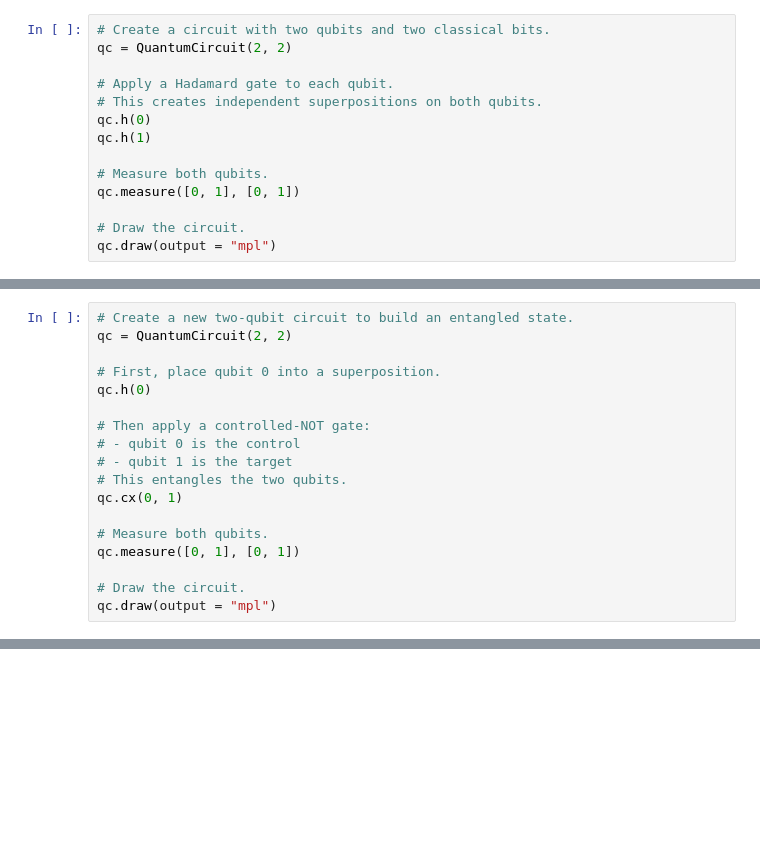
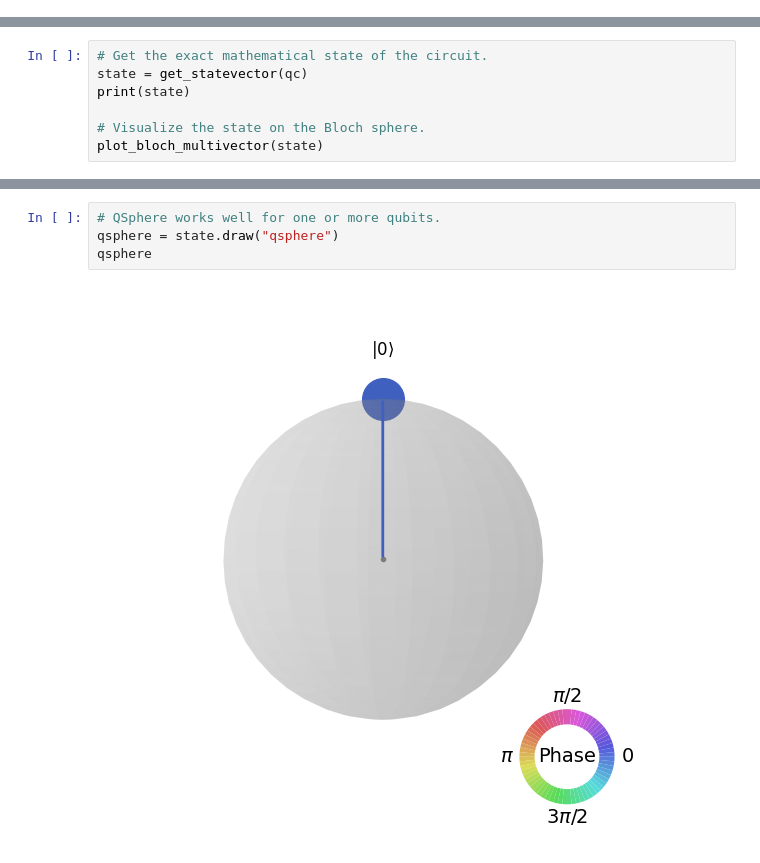
Before and after one commit to QuPepe/qc, a Jupyter notebook: exercise1.ipynb, the cells around one changed output, grey strips where cells are left out. Saved outputs shown, nothing was run; the diff lists cells and outputs as text; blank space fills up the shorter version.

```diff
--- a/exercise1.ipynb
+++ b/exercise1.ipynb
@@ -229,14 +0,0 @@ print(counts)
-# %%
-# Create a circuit with two qubits and two classical bits.
-qc = QuantumCircuit(2, 2)
-
-# Apply a Hadamard gate to each qubit.
-# This creates independent superpositions on both qubits.
-qc.h(0)
-qc.h(1)
-
-# Measure both qubits.
-qc.measure([0, 1], [0, 1])
-
-# Draw the circuit.
-qc.draw(output = "mpl")
@@ -255,18 +0,0 @@ plot_histogram(counts)
-# %%
-# Create a new two-qubit circuit to build an entangled state.
-qc = QuantumCircuit(2, 2)
-
-# First, place qubit 0 into a superposition.
-qc.h(0)
-
-# Then apply a controlled-NOT gate:
-# - qubit 0 is the control
-# - qubit 1 is the target
-# This entangles the two qubits.
-qc.cx(0, 1)
-
-# Measure both qubits.
-qc.measure([0, 1], [0, 1])
-
-# Draw the circuit.
-qc.draw(output = "mpl")
@@ -357,0 +113,7 @@ qiskit-aer: 0.17.2
+# %%
+# Get the exact mathematical state of the circuit.
+state = get_statevector(qc)
+print(state)
+
+# Visualize the state on the Bloch sphere.
+plot_bloch_multivector(state)
@@ -357,0 +124,6 @@ qiskit-aer: 0.17.2
+# %%
+# QSphere works well for one or more qubits.
+qsphere = state.draw("qsphere")
+qsphere
+# %% [output]
+[figure, added]
```
Also changed, not shown: parts of 86 cells of this notebook, 1 other file.
